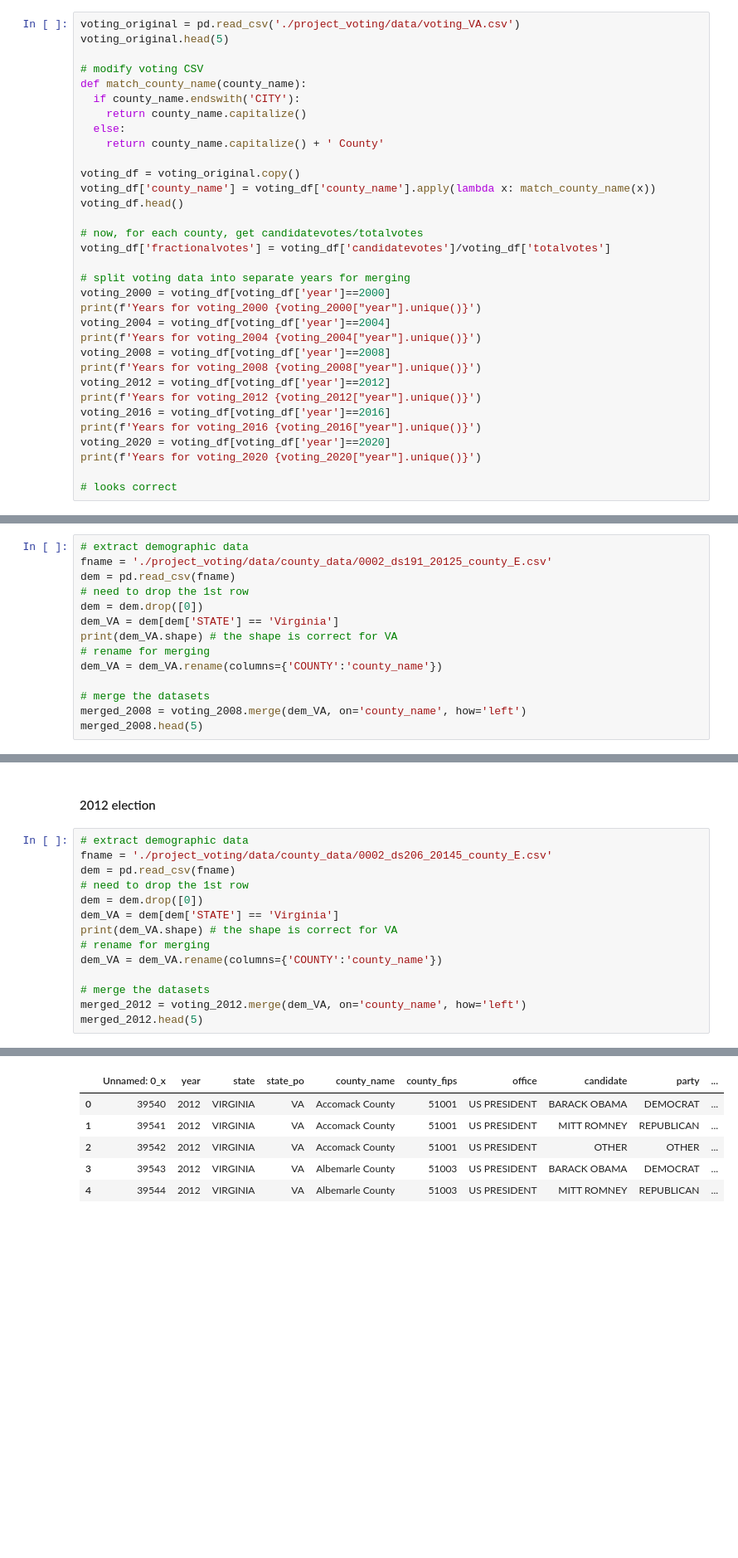
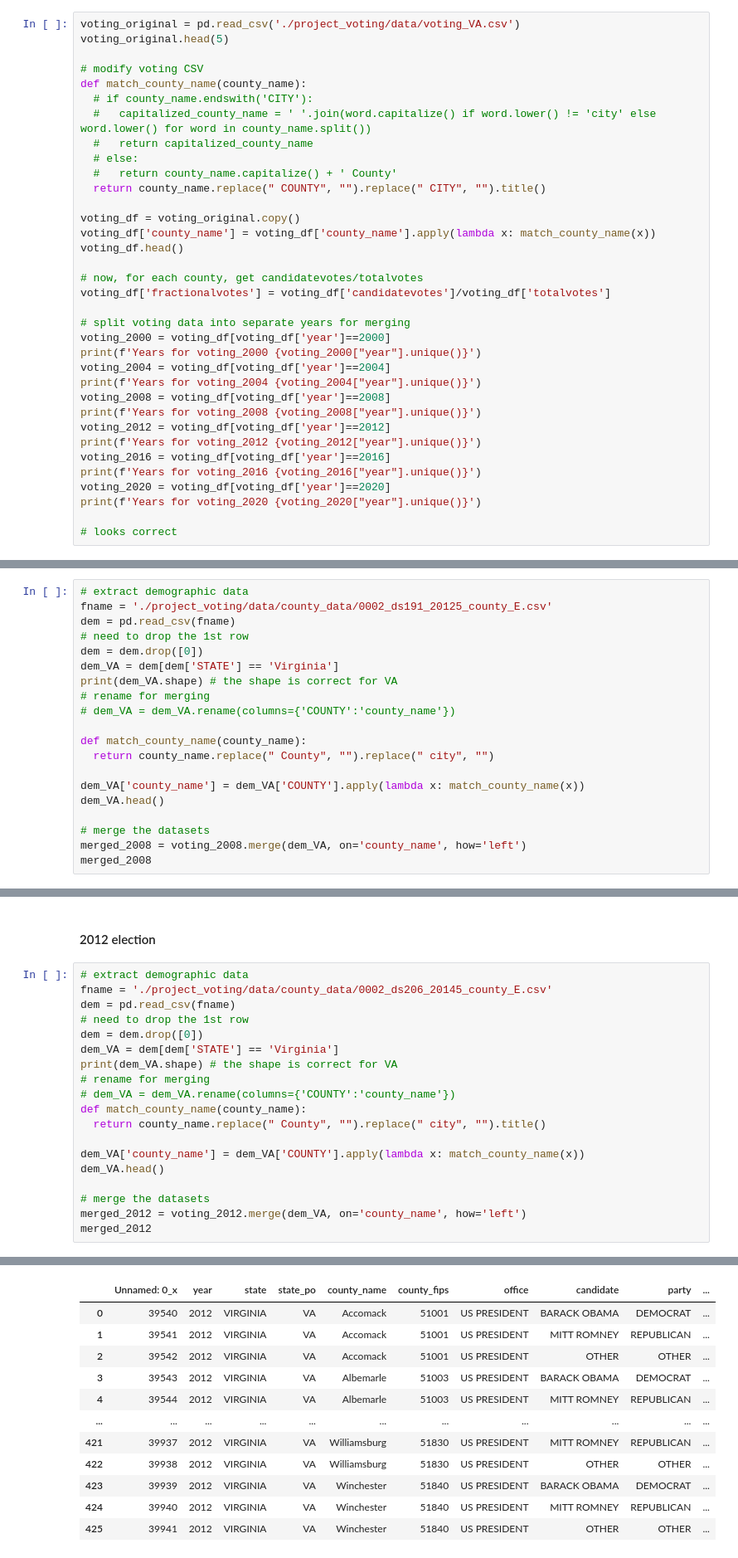
Before and after one commit to Catherine-Nguyen88/project_voting, a Jupyter notebook: merging_and_wrangling.ipynb, the cells around one changed output, grey strips where cells are left out. Shown: that part at 83% size. Cells and saved outputs as stored; diff of their text form; blank space fills up the shorter version.

```diff
--- a/merging_and_wrangling.ipynb
+++ b/merging_and_wrangling.ipynb
@@ -35,10 +51,12 @@ voting_original.head(5)
 
 # modify voting CSV
 def match_county_name(county_name):
-  if county_name.endswith('CITY'):
-    return county_name.capitalize()
-  else:
-    return county_name.capitalize() + ' County'
+  # if county_name.endswith('CITY'):
+  #   capitalized_county_name = ' '.join(word.capitalize() if word.lower() != 'city' else word.lower() for word in county_name.split())
+  #   return capitalized_county_name
+  # else:
+  #   return county_name.capitalize() + ' County'
+  return county_name.replace(" COUNTY", "").replace(" CITY", "").title()
 
 voting_df = voting_original.copy()
 voting_df['county_name'] = voting_df['county_name'].apply(lambda x: match_county_name(x))
@@ -130,10 +173,16 @@ dem = dem.drop([0])
 dem_VA = dem[dem['STATE'] == 'Virginia']
 print(dem_VA.shape) # the shape is correct for VA
 # rename for merging
-dem_VA = dem_VA.rename(columns={'COUNTY':'county_name'})
+# dem_VA = dem_VA.rename(columns={'COUNTY':'county_name'})
+
+def match_county_name(county_name):
+  return county_name.replace(" County", "").replace(" city", "")
+
+dem_VA['county_name'] = dem_VA['COUNTY'].apply(lambda x: match_county_name(x))
+dem_VA.head()
 
 # merge the datasets
 merged_2008 = voting_2008.merge(dem_VA, on='county_name', how='left')
-merged_2008.head(5)
+merged_2008
 # %% [output]
 (134, 191)
@@ -154,10 +215,15 @@ dem = dem.drop([0])
 dem_VA = dem[dem['STATE'] == 'Virginia']
 print(dem_VA.shape) # the shape is correct for VA
 # rename for merging
-dem_VA = dem_VA.rename(columns={'COUNTY':'county_name'})
+# dem_VA = dem_VA.rename(columns={'COUNTY':'county_name'})
+def match_county_name(county_name):
+  return county_name.replace(" County", "").replace(" city", "").title()
+
+dem_VA['county_name'] = dem_VA['COUNTY'].apply(lambda x: match_county_name(x))
+dem_VA.head()
 
 # merge the datasets
 merged_2012 = voting_2012.merge(dem_VA, on='county_name', how='left')
-merged_2012.head(5)
+merged_2012
 # %% [output]
 (133, 192)
@@ -164,6 +235,12 @@ merged_2012.head(5)
 |  | Unnamed: 0_x | year | state | state_po | county_name | county_fips | office | candidate | party | ... |
-| 0 | 39540 | 2012 | VIRGINIA | VA | Accomack County | 51001 | US PRESIDENT | BARACK OBAMA | DEMOCRAT | ... |
-| 1 | 39541 | 2012 | VIRGINIA | VA | Accomack County | 51001 | US PRESIDENT | MITT ROMNEY | REPUBLICAN | ... |
-| 2 | 39542 | 2012 | VIRGINIA | VA | Accomack County | 51001 | US PRESIDENT | OTHER | OTHER | ... |
-| 3 | 39543 | 2012 | VIRGINIA | VA | Albemarle County | 51003 | US PRESIDENT | BARACK OBAMA | DEMOCRAT | ... |
-| 4 | 39544 | 2012 | VIRGINIA | VA | Albemarle County | 51003 | US PRESIDENT | MITT ROMNEY | REPUBLICAN | ... |
+| 0 | 39540 | 2012 | VIRGINIA | VA | Accomack | 51001 | US PRESIDENT | BARACK OBAMA | DEMOCRAT | ... |
+| 1 | 39541 | 2012 | VIRGINIA | VA | Accomack | 51001 | US PRESIDENT | MITT ROMNEY | REPUBLICAN | ... |
+| 2 | 39542 | 2012 | VIRGINIA | VA | Accomack | 51001 | US PRESIDENT | OTHER | OTHER | ... |
+| 3 | 39543 | 2012 | VIRGINIA | VA | Albemarle | 51003 | US PRESIDENT | BARACK OBAMA | DEMOCRAT | ... |
+| 4 | 39544 | 2012 | VIRGINIA | VA | Albemarle | 51003 | US PRESIDENT | MITT ROMNEY | REPUBLICAN | ... |
+| ... | ... | ... | ... | ... | ... | ... | ... | ... | ... | ... |
+| 421 | 39937 | 2012 | VIRGINIA | VA | Williamsburg | 51830 | US PRESIDENT | MITT ROMNEY | REPUBLICAN | ... |
+| 422 | 39938 | 2012 | VIRGINIA | VA | Williamsburg | 51830 | US PRESIDENT | OTHER | OTHER | ... |
+| 423 | 39939 | 2012 | VIRGINIA | VA | Winchester | 51840 | US PRESIDENT | BARACK OBAMA | DEMOCRAT | ... |
+| 424 | 39940 | 2012 | VIRGINIA | VA | Winchester | 51840 | US PRESIDENT | MITT ROMNEY | REPUBLICAN | ... |
+| 425 | 39941 | 2012 | VIRGINIA | VA | Winchester | 51840 | US PRESIDENT | OTHER | OTHER | ... |
```
Also changed, not shown: parts of 18 cells of this notebook.
